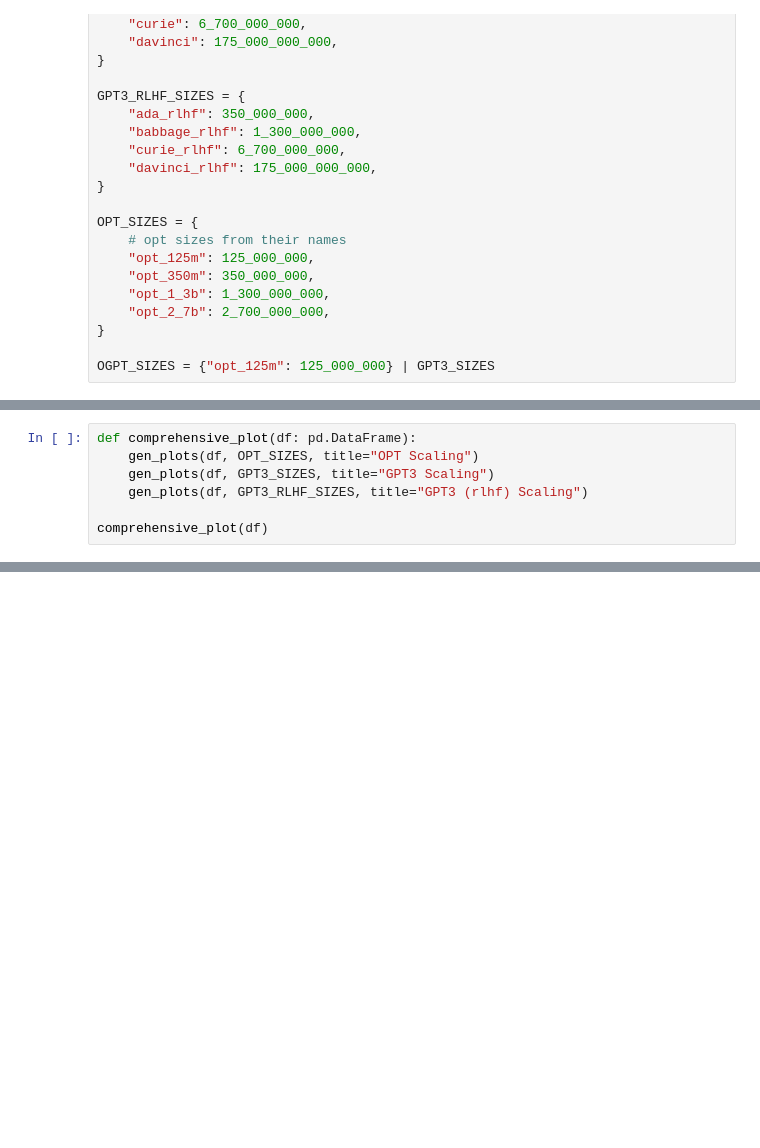
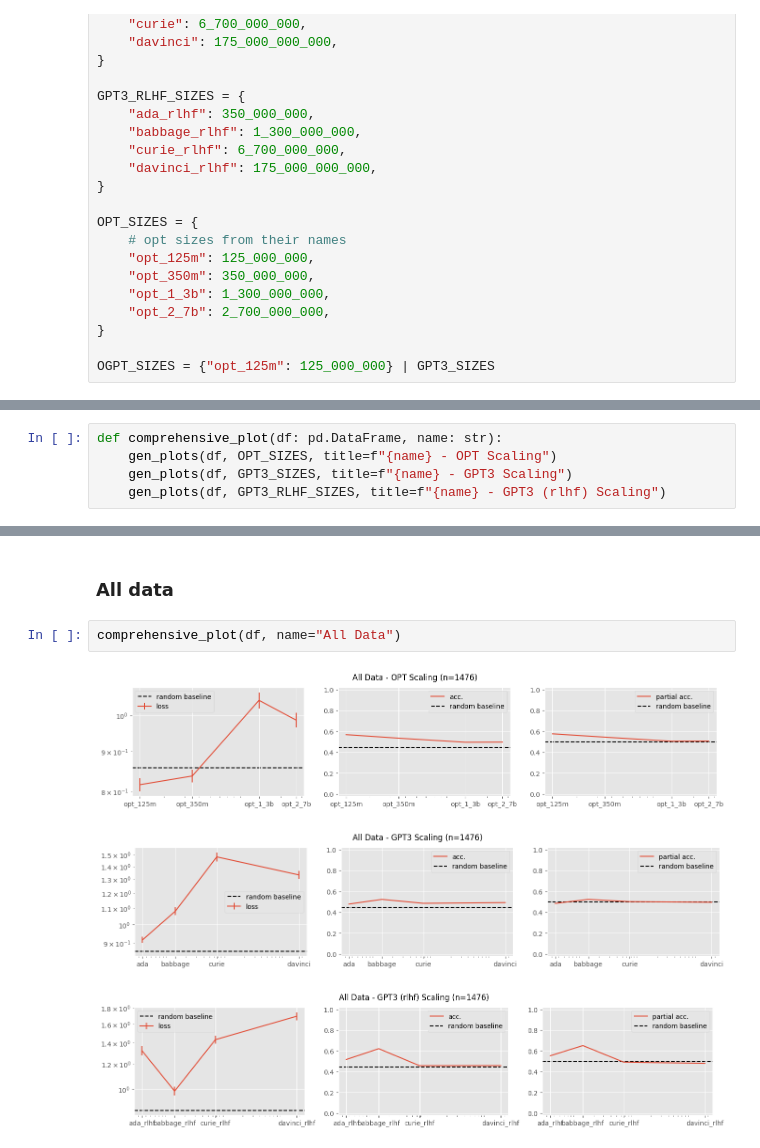
Before and after one commit to saptab/inverse-scaling-2022-psych, a Jupyter notebook: round1_aug_submission/combined/v1/analysis.ipynb, the cells around one changed output, grey strips where cells are left out. Saved outputs shown, nothing was run; the diff lists cells and outputs as text; blank space fills up the shorter version.

```diff
--- a/round1_aug_submission/combined/v1/analysis.ipynb
+++ b/round1_aug_submission/combined/v1/analysis.ipynb
@@ -126,8 +179,6 @@ gen_plots(df, OGPT_SIZES, title="opt-125m + gpt3 scaling")
 # %%
-def comprehensive_plot(df: pd.DataFrame):
-    gen_plots(df, OPT_SIZES, title="OPT Scaling")
-    gen_plots(df, GPT3_SIZES, title="GPT3 Scaling")
-    gen_plots(df, GPT3_RLHF_SIZES, title="GPT3 (rlhf) Scaling")
-
-comprehensive_plot(df)
+def comprehensive_plot(df: pd.DataFrame, name: str):
+    gen_plots(df, OPT_SIZES, title=f"{name} - OPT Scaling")
+    gen_plots(df, GPT3_SIZES, title=f"{name} - GPT3 Scaling")
+    gen_plots(df, GPT3_RLHF_SIZES, title=f"{name} - GPT3 (rlhf) Scaling")
 # %% [markdown]
@@ -135,0 +186,8 @@ TODO
+# %% [markdown]
+### All data
+# %%
+comprehensive_plot(df, name="All Data")
+# %% [output]
+[figure, added]
+[figure, added]
+[figure, added]
```
Also changed, not shown: parts of 44 cells of this notebook.
